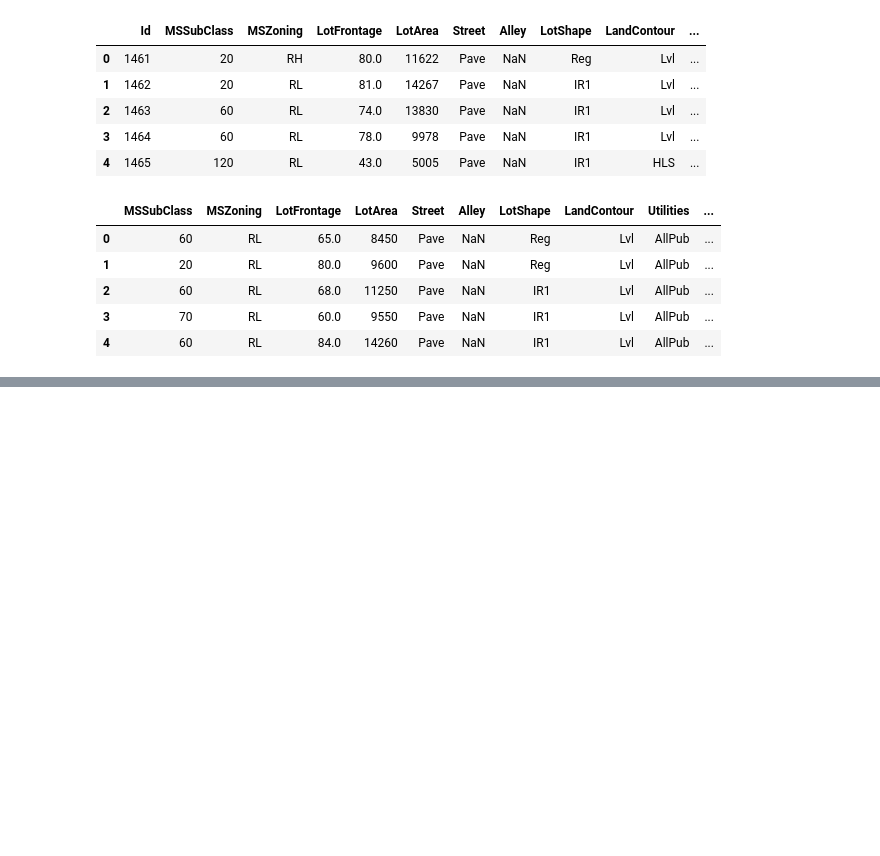
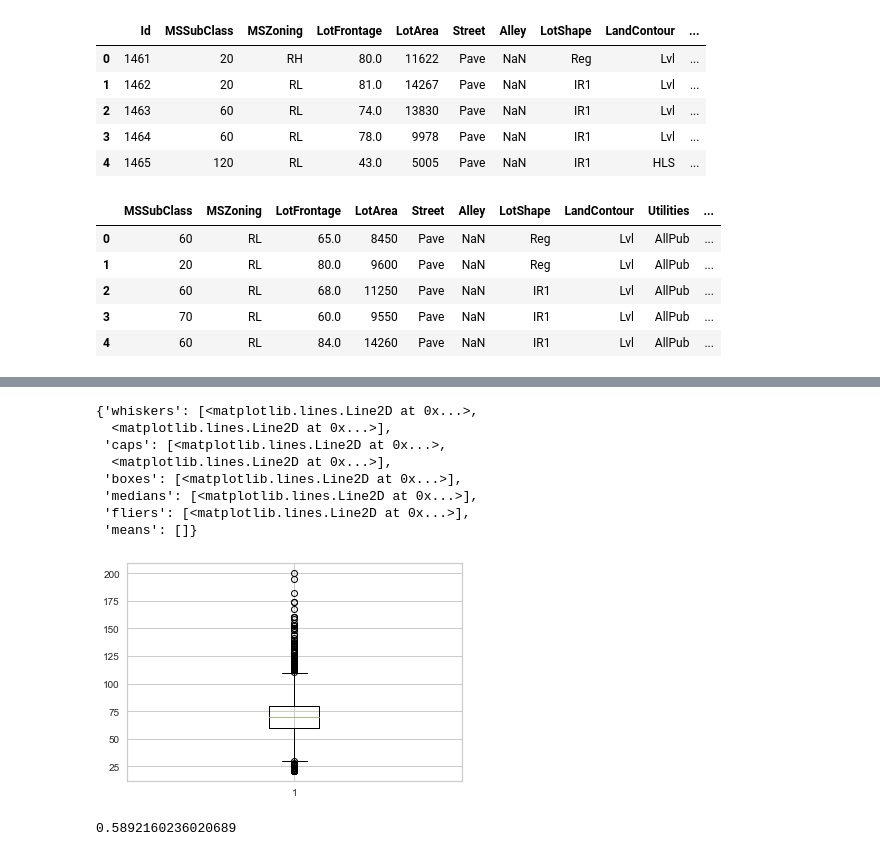
Before and after one commit to Mr00Magician/Boston-House-Pricing-Prediction, a Jupyter notebook: Predictions.ipynb, the cells around one changed output, grey strips where cells are left out. Saved outputs shown, nothing was run; the diff lists cells and outputs as text; code cells hidden in the pictures; blank space fills up the shorter version.

```diff
--- a/Predictions.ipynb
+++ b/Predictions.ipynb
@@ -42,0 +176,16 @@ data.head()
+# %%
+plt.boxplot(data3['LotFrontage'].drop(data3['LotFrontage'][data3['LotFrontage'] > 300.00].index));
+# %% [output]
+{'whiskers': [<matplotlib.lines.Line2D at 0x...>,
+  <matplotlib.lines.Line2D at 0x...>],
+ 'caps': [<matplotlib.lines.Line2D at 0x...>,
+  <matplotlib.lines.Line2D at 0x...>],
+ 'boxes': [<matplotlib.lines.Line2D at 0x...>],
+ 'medians': [<matplotlib.lines.Line2D at 0x...>],
+ 'fliers': [<matplotlib.lines.Line2D at 0x...>],
+ 'means': []}
+[figure, added]
+# %%
+skew(data3['LotFrontage'].drop(data3['LotFrontage'][data3['LotFrontage'] > 300.00].index))
+# %% [output]
+0.5892160236020689
```
Also changed, not shown: parts of 51 cells of this notebook, 2 other files.
